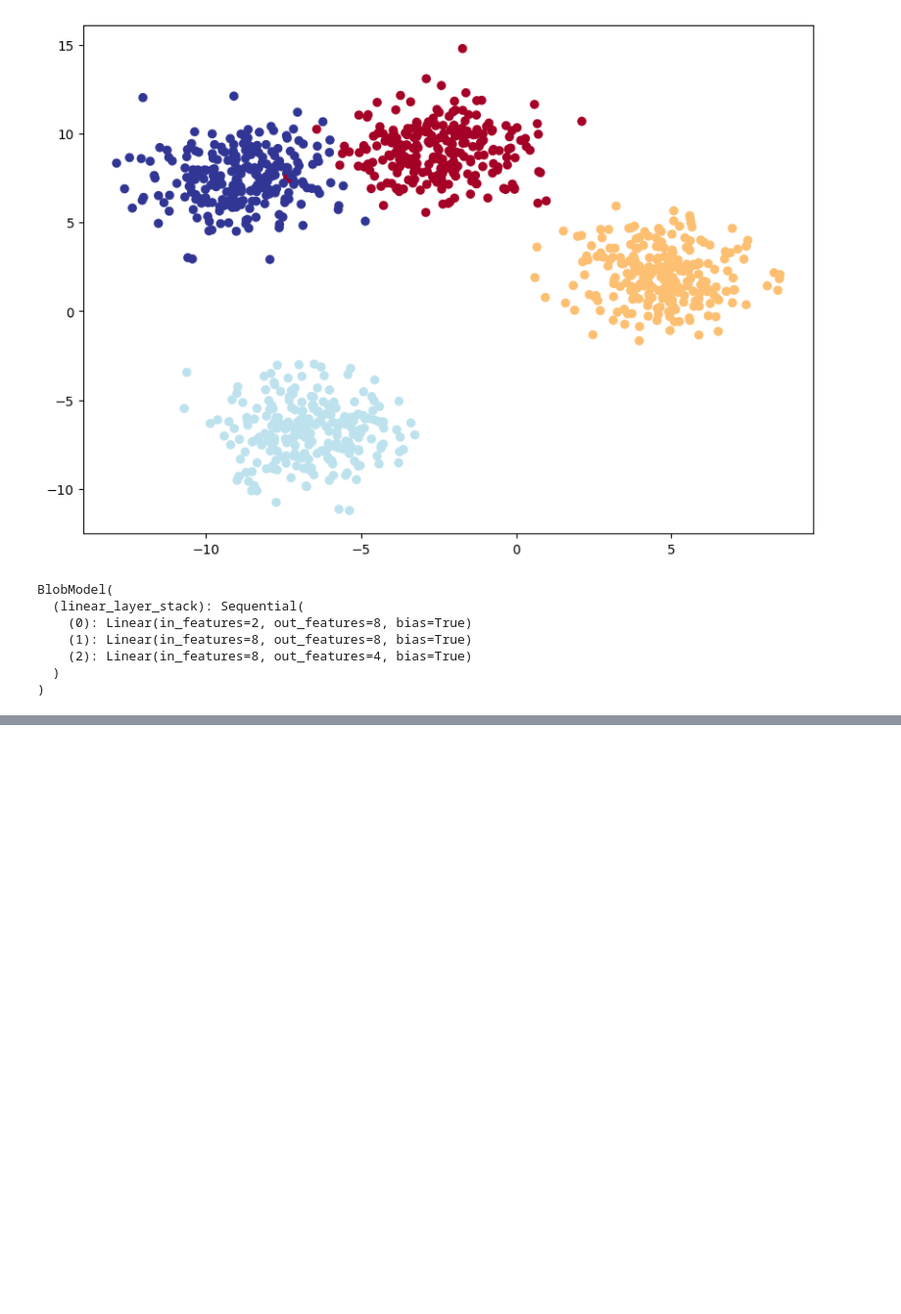
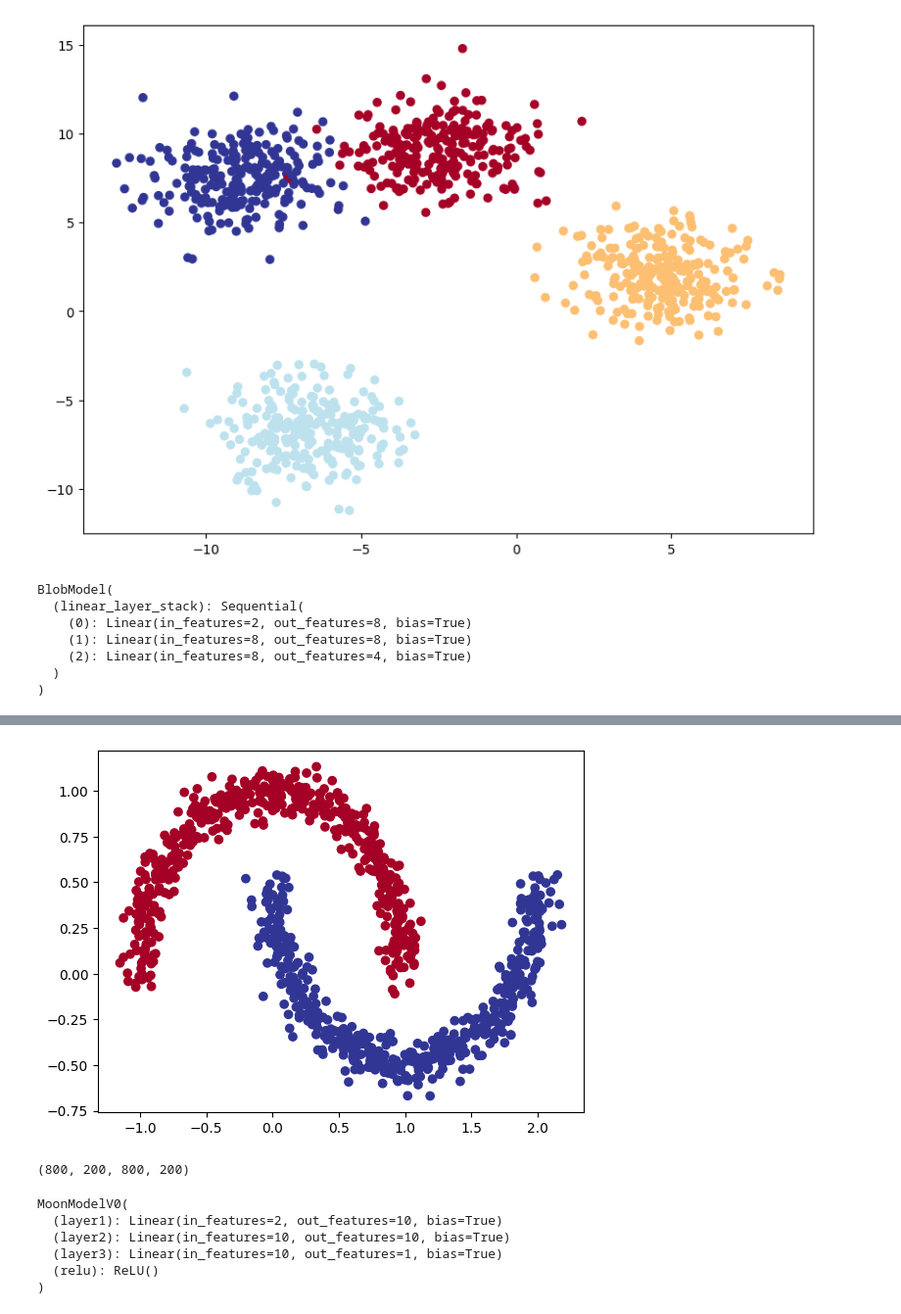
Before and after one commit to AlexNhjh/PyTorch-Tutorial, a Jupyter notebook: ch2.ipynb, the cells around one changed output, grey strips where cells are left out. Shown at 98% size. Drawn from its saved outputs; the diff is of its cells as text; code cells hidden in the pictures; blank space fills up the shorter version.

```diff
--- a/ch2.ipynb
+++ b/ch2.ipynb
@@ -878,0 +996,11 @@ tensor([2, 1, 1, 2, 1, 1, 3, 1, 1, 1, 1, 2, 1, 1, 1, 1, 1, 1, 1, 1, 1, 1, 2, 1,
+# %%
+from sklearn.datasets import make_moons
+
+NUM_SAMPLES = 1000
+RANDOM_SEED = 42
+
+X, y = make_moons(n_samples=NUM_SAMPLES,
+                  noise=0.07,
+                  random_state=RANDOM_SEED)
+
+X[:10], y[:10]
@@ -878,0 +1033,51 @@ tensor([2, 1, 1, 2, 1, 1, 3, 1, 1, 1, 1, 2, 1, 1, 1, 1, 1, 1, 1, 1, 1, 1, 2, 1,
+# %%
+# Visualize the data on a plot
+import matplotlib.pyplot as plt
+plt.scatter(X[:, 0], X[:, 1], c=y, cmap=plt.cm.RdYlBu);
+# %% [output]
+[figure, added]
+# %%
+# Turn data into tensors
+X = torch.tensor(X, dtype=torch.float)
+y = torch.tensor(y, dtype=torch.float)
+
+# Split the data into train and test sets
+from sklearn.model_selection import train_test_split
+X_train, X_test, y_train, y_test = train_test_split(X,
+                                                    y,
+                                                    test_size=0.2,
+                                                    random_state=RANDOM_SEED)
+
+len(X_train), len(X_test), len(y_train), len(y_test)
+# %% [output]
+(800, 200, 800, 200)
+# %%
+import torch
+from torch import nn
+
+class MoonModelV0(nn.Module):
+    def __init__(self, in_features, out_features, hidden_units):
+        super().__init__()
+
+        self.layer1 = nn.Linear(in_features=in_features,
+                                 out_features=hidden_units)
+        self.layer2 = nn.Linear(in_features=hidden_units,
+                                 out_features=hidden_units)
+        self.layer3 = nn.Linear(in_features=hidden_units,
+                                out_features=out_features)
+        self.relu = nn.ReLU()
+
+    def forward(self, x):
+        return self.layer3(self.relu(self.layer2(self.relu(self.layer1(x)))))
+
+model_0 = MoonModelV0(in_features=2,
+                      out_features=1,
+                      hidden_units=10).to(device)
+model_0
+# %% [output]
+MoonModelV0(
+  (layer1): Linear(in_features=2, out_features=10, bias=True)
+  (layer2): Linear(in_features=10, out_features=10, bias=True)
+  (layer3): Linear(in_features=10, out_features=1, bias=True)
+  (relu): ReLU()
+)
```
Also changed, not shown: parts of 26 cells of this notebook, 9 other files.
